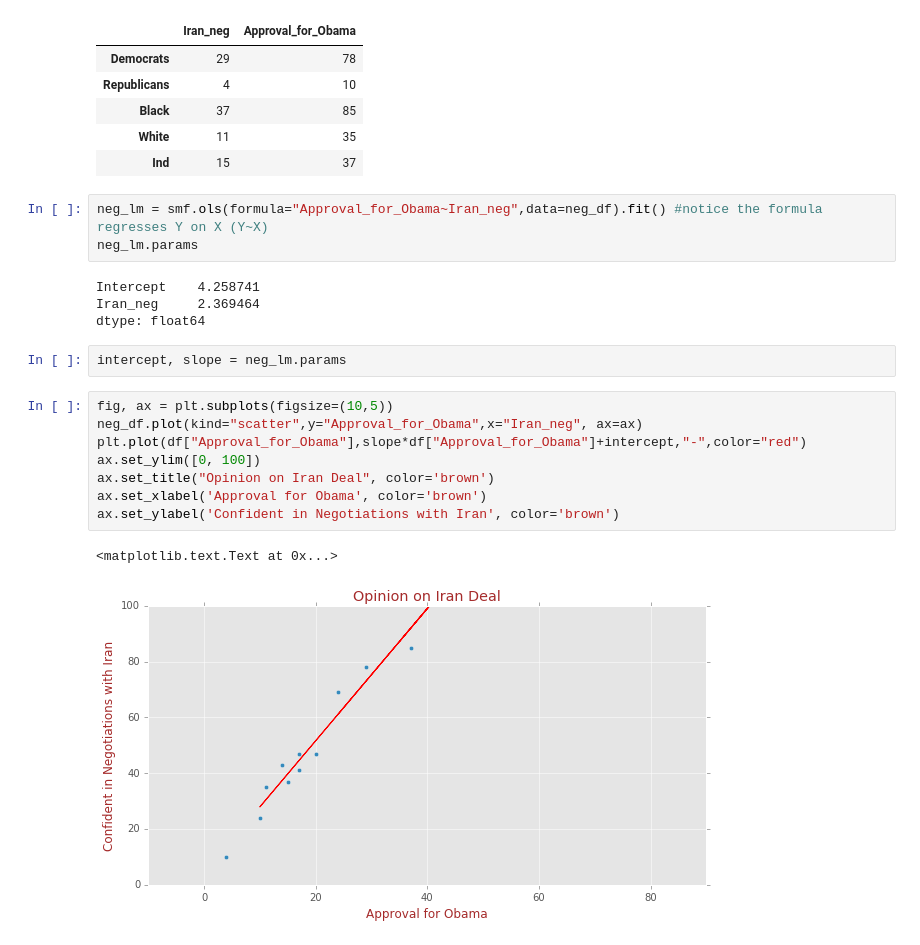
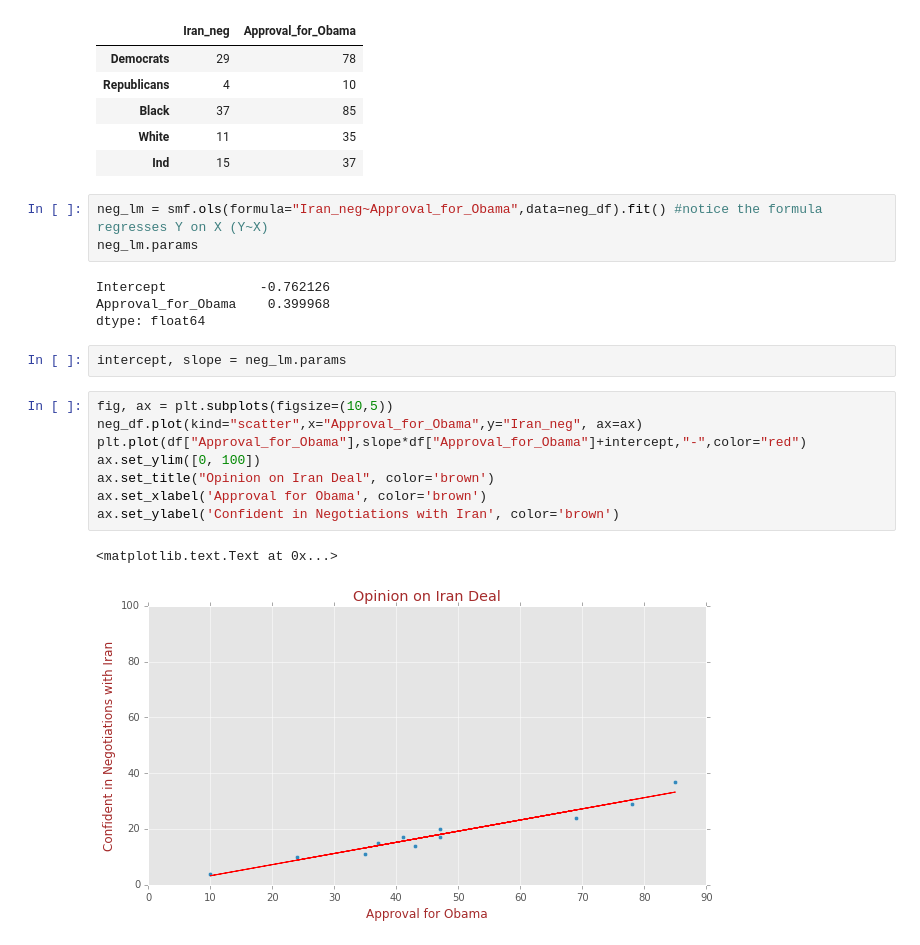
Before and after one commit to ledeprogram/algorithms, a Jupyter notebook: class5/homework/pc_radhika_5_4.ipynb, the cells around one changed output. Saved outputs shown, nothing was run; the diff lists cells and outputs as text.

Commit message:
corrected my linear reg data as I have reversed the x and y

```diff
--- a/class5/homework/pc_radhika_5_4.ipynb
+++ b/class5/homework/pc_radhika_5_4.ipynb
@@ -82,25 +82,25 @@ neg_df.head()
 | White | 11 | 35 |
 | Ind | 15 | 37 |
 # %%
-neg_lm = smf.ols(formula="Approval_for_Obama~Iran_neg",data=neg_df).fit() #notice the formula regresses Y on X (Y~X)
+neg_lm = smf.ols(formula="Iran_neg~Approval_for_Obama",data=neg_df).fit() #notice the formula regresses Y on X (Y~X)
 neg_lm.params
 # %% [output]
-Intercept    4.258741
-Iran_neg     2.369464
+Intercept            -0.762126
+Approval_for_Obama    0.399968
 dtype: float64
 # %%
 intercept, slope = neg_lm.params
 # %%
 fig, ax = plt.subplots(figsize=(10,5))
-neg_df.plot(kind="scatter",y="Approval_for_Obama",x="Iran_neg", ax=ax)
+neg_df.plot(kind="scatter",x="Approval_for_Obama",y="Iran_neg", ax=ax)
 plt.plot(df["Approval_for_Obama"],slope*df["Approval_for_Obama"]+intercept,"-",color="red")
 ax.set_ylim([0, 100])
 ax.set_title("Opinion on Iran Deal", color='brown')
 ax.set_xlabel('Approval for Obama', color='brown')
 ax.set_ylabel('Confident in Negotiations with Iran', color='brown')
 # %% [output]
 <matplotlib.text.Text at 0x...>
-[figure, old version]
+[figure, new version]
 # %%
 neg_lm.summary()
 # %% [output]
```
Also changed, not shown: parts of 3 cells of this notebook.
